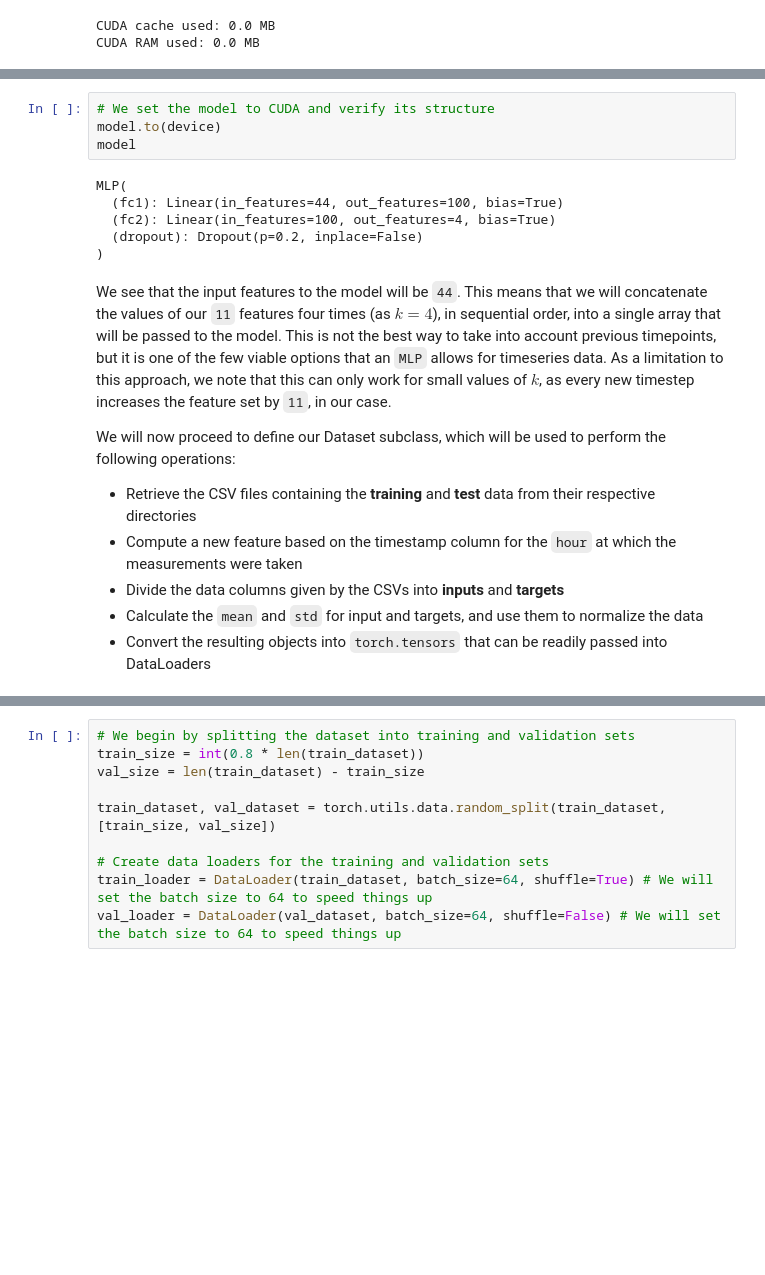
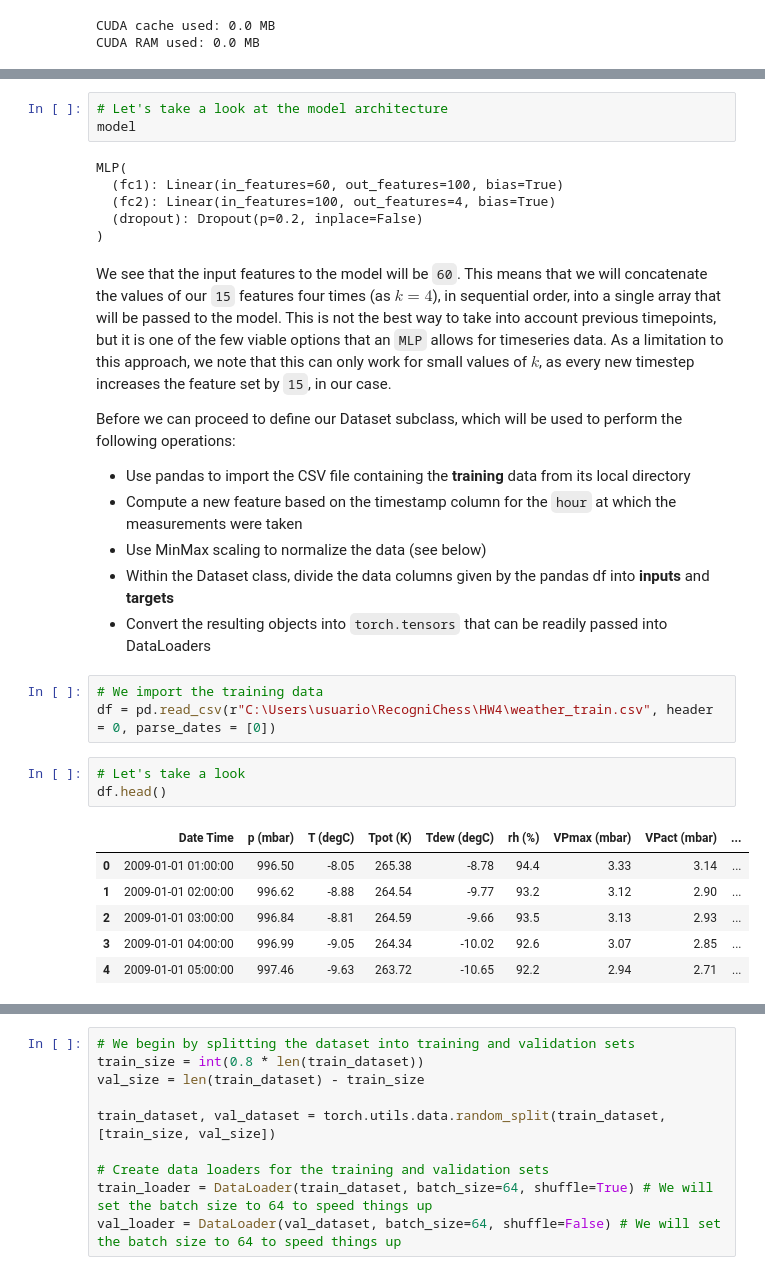
Before and after one commit to OscarBedford/DL_Course, a Jupyter notebook: ECSE552-HW4_Ex1_(MLP only).ipynb, the cells around one changed output, grey strips where cells are left out. Cells and saved outputs as stored; diff of their text form; blank space fills up the shorter version.

```diff
--- a/ECSE552-HW4_Ex1_(MLP only).ipynb
+++ b/ECSE552-HW4_Ex1_(MLP only).ipynb
@@ -76,20 +82,32 @@ model = MLP(in_features=11*k, hidden_features1=100, out_features=4, dropout_rate
 # %%
-# We set the model to CUDA and verify its structure
-model.to(device)
+# Let's take a look at the model architecture
 model
 # %% [output]
 MLP(
-  (fc1): Linear(in_features=44, out_features=100, bias=True)
+  (fc1): Linear(in_features=60, out_features=100, bias=True)
   (fc2): Linear(in_features=100, out_features=4, bias=True)
   (dropout): Dropout(p=0.2, inplace=False)
 )
 # %% [markdown]
-We see that the input features to the model will be `44`. This means that we will concatenate the values of our `11` features four times (as $k = 4$), in sequential order, into a single array that will be passed to the model. This is not the best way to take into account previous timepoints, but it is one of the few viable options that an `MLP` allows for timeseries data. As a limitation to this approach, we note that this can only work for small values of $k$, as every new timestep increases the feature set by `11`, in our case.
+We see that the input features to the model will be `60`. This means that we will concatenate the values of our `15` features four times (as $k = 4$), in sequential order, into a single array that will be passed to the model. This is not the best way to take into account previous timepoints, but it is one of the few viable options that an `MLP` allows for timeseries data. As a limitation to this approach, we note that this can only work for small values of $k$, as every new timestep increases the feature set by `15`, in our case.
 
-We will now proceed to define our Dataset subclass, which will be used to perform the following operations:
+Before we can proceed to define our Dataset subclass, which will be used to perform the following operations:
 
-- Retrieve the CSV files containing the **training** and **test** data from their respective directories
+- Use pandas to import the CSV file containing the **training** data from its local directory
 - Compute a new feature based on the timestamp column for the `hour` at which the measurements were taken
-- Divide the data columns given by the CSVs into **inputs** and **targets**
-- Calculate the `mean` and `std` for input and targets, and use them to normalize the data
+- Use MinMax scaling to normalize the data (see below)
+- Within the Dataset class, divide the data columns given by the pandas df into **inputs** and **targets**
 - Convert the resulting objects into `torch.tensors` that can be readily passed into DataLoaders
+# %%
+# We import the training data
+df = pd.read_csv(r"C:\Users\usuario\RecogniChess\HW4\weather_train.csv", header = 0, parse_dates = [0])
+# %%
+# Let's take a look
+df.head()
+# %% [output]
+|  | Date Time | p (mbar) | T (degC) | Tpot (K) | Tdew (degC) | rh (%) | VPmax (mbar) | VPact (mbar) | ... |
+| 0 | 2009-01-01 01:00:00 | 996.50 | -8.05 | 265.38 | -8.78 | 94.4 | 3.33 | 3.14 | ... |
+| 1 | 2009-01-01 02:00:00 | 996.62 | -8.88 | 264.54 | -9.77 | 93.2 | 3.12 | 2.90 | ... |
+| 2 | 2009-01-01 03:00:00 | 996.84 | -8.81 | 264.59 | -9.66 | 93.5 | 3.13 | 2.93 | ... |
+| 3 | 2009-01-01 04:00:00 | 996.99 | -9.05 | 264.34 | -10.02 | 92.6 | 3.07 | 2.85 | ... |
+| 4 | 2009-01-01 05:00:00 | 997.46 | -9.63 | 263.72 | -10.65 | 92.2 | 2.94 | 2.71 | ... |
```
Also changed, not shown: parts of 26 cells of this notebook, 1 other file.
